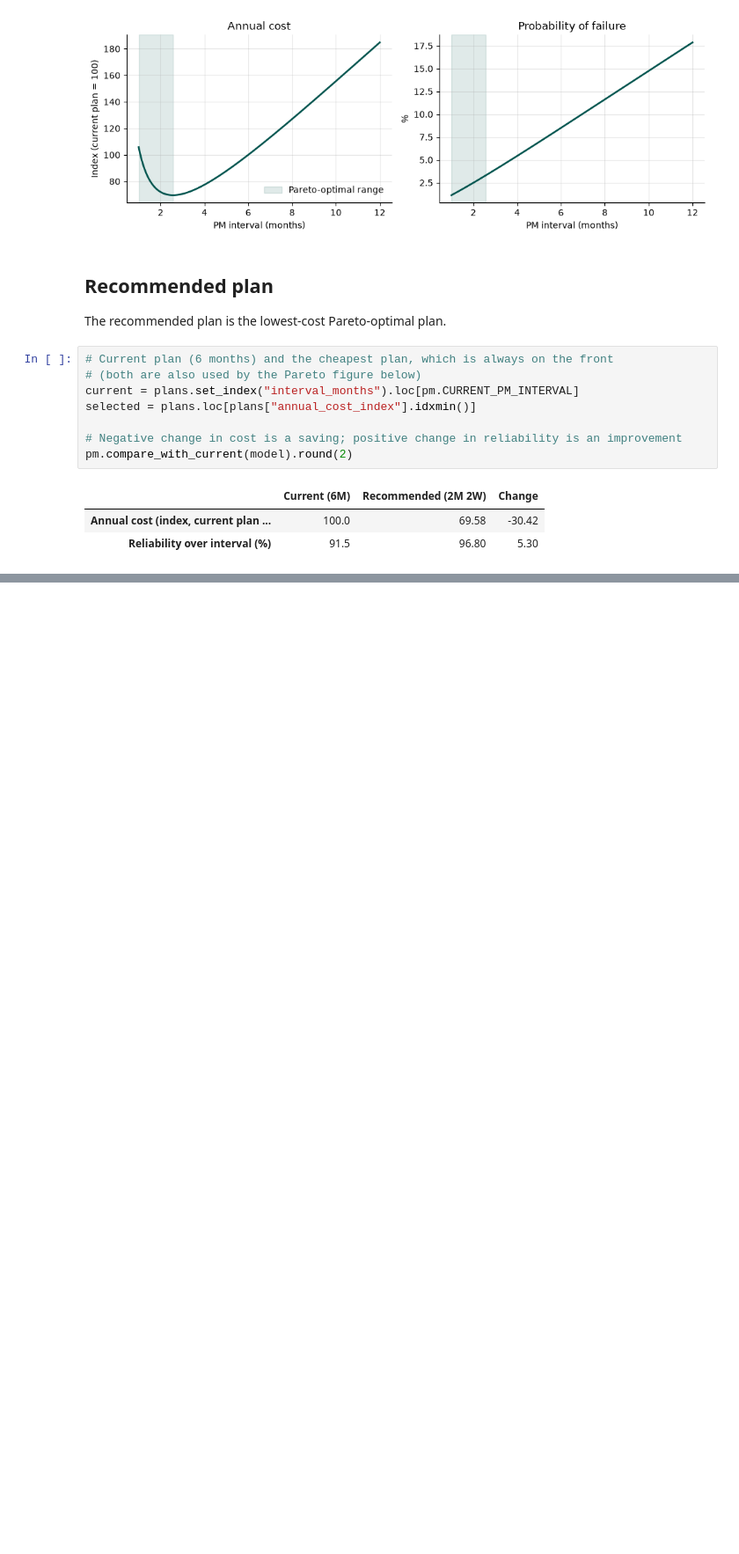
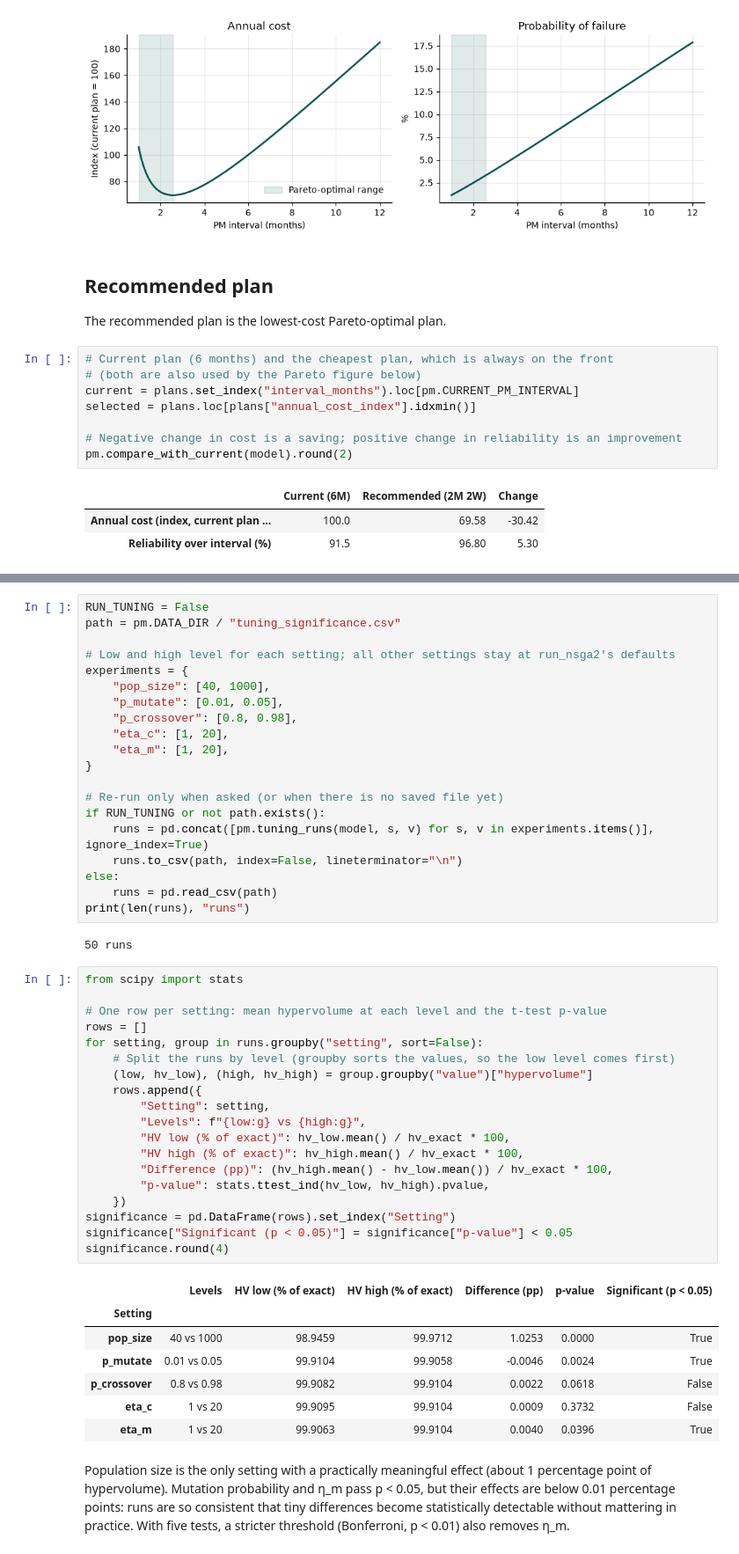
Before and after one commit to IsaN2003/pump-pm-optimization, a Jupyter notebook: 03_nsga2_optimization.ipynb, the cells around one changed output, grey strips where cells are left out. Shown at 88% size. Cells and saved outputs as stored; diff of their text form; blank space fills up the shorter version.

```diff
--- a/03_nsga2_optimization.ipynb
+++ b/03_nsga2_optimization.ipynb
@@ -116,0 +149,51 @@ pm.compare_with_current(model).round(2)
+# %%
+RUN_TUNING = False
+path = pm.DATA_DIR / "tuning_significance.csv"
+
+# Low and high level for each setting; all other settings stay at run_nsga2's defaults
+experiments = {
+    "pop_size": [40, 1000],
+    "p_mutate": [0.01, 0.05],
+    "p_crossover": [0.8, 0.98],
+    "eta_c": [1, 20],
+    "eta_m": [1, 20],
+}
+
+# Re-run only when asked (or when there is no saved file yet)
+if RUN_TUNING or not path.exists():
+    runs = pd.concat([pm.tuning_runs(model, s, v) for s, v in experiments.items()], ignore_index=True)
+    runs.to_csv(path, index=False, lineterminator="\n")
+else:
+    runs = pd.read_csv(path)
+print(len(runs), "runs")
+# %% [output]
+50 runs
+# %%
+from scipy import stats
+
+# One row per setting: mean hypervolume at each level and the t-test p-value
+rows = []
+for setting, group in runs.groupby("setting", sort=False):
+    # Split the runs by level (groupby sorts the values, so the low level comes first)
+    (low, hv_low), (high, hv_high) = group.groupby("value")["hypervolume"]
+    rows.append({
+        "Setting": setting,
+        "Levels": f"{low:g} vs {high:g}",
+        "HV low (% of exact)": hv_low.mean() / hv_exact * 100,
+        "HV high (% of exact)": hv_high.mean() / hv_exact * 100,
+        "Difference (pp)": (hv_high.mean() - hv_low.mean()) / hv_exact * 100,
+        "p-value": stats.ttest_ind(hv_low, hv_high).pvalue,
+    })
+significance = pd.DataFrame(rows).set_index("Setting")
+significance["Significant (p < 0.05)"] = significance["p-value"] < 0.05
+significance.round(4)
+# %% [output]
+|  | Levels | HV low (% of exact) | HV high (% of exact) | Difference (pp) | p-value | Significant (p < 0.05) |
+| Setting |  |  |  |  |  |  |
+| pop_size | 40 vs 1000 | 98.9459 | 99.9712 | 1.0253 | 0.0000 | True |
+| p_mutate | 0.01 vs 0.05 | 99.9104 | 99.9058 | -0.0046 | 0.0024 | True |
+| p_crossover | 0.8 vs 0.98 | 99.9082 | 99.9104 | 0.0022 | 0.0618 | False |
+| eta_c | 1 vs 20 | 99.9095 | 99.9104 | 0.0009 | 0.3732 | False |
+| eta_m | 1 vs 20 | 99.9063 | 99.9104 | 0.0040 | 0.0396 | True |
+# %% [markdown]
+Population size is the only setting with a practically meaningful effect (about 1 percentage point of hypervolume). Mutation probability and η_m pass p < 0.05, but their effects are below 0.01 percentage points: runs are so consistent that tiny differences become statistically detectable without mattering in practice. With five tests, a stricter threshold (Bonferroni, p < 0.01) also removes η_m.
```
Also changed, not shown: parts of 13 cells of this notebook, 6 other files.
